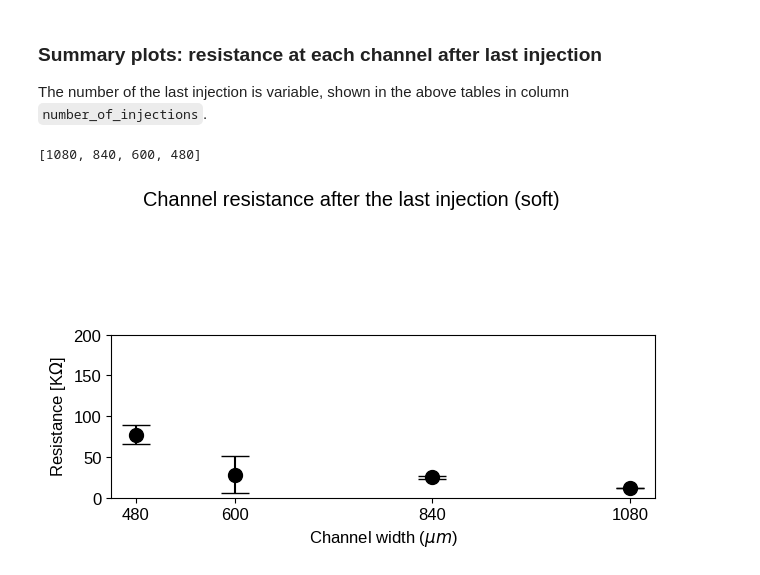
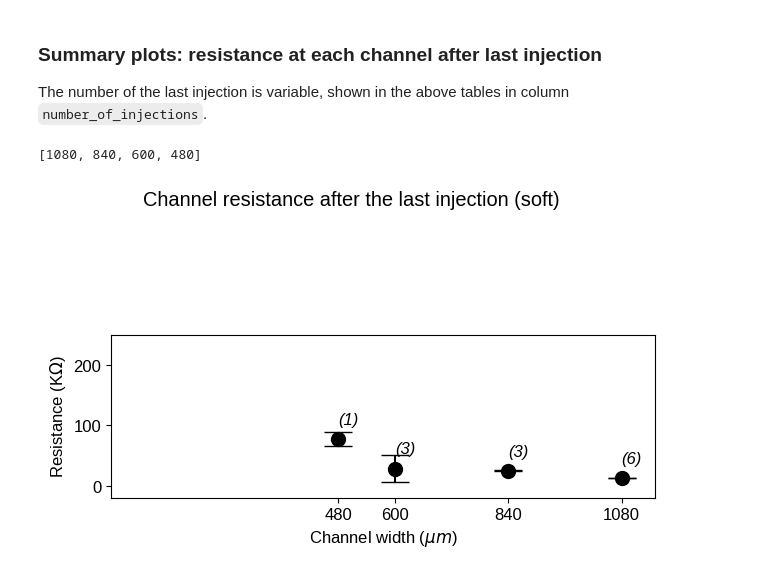
Before and after one commit to mkrause-nps/artificial-muscle, a Jupyter notebook: jupyter_notebooks/analise_thesis.ipynb, the cells around one changed output. Drawn from its saved outputs; the diff is of its cells as text; code cells hidden in the pictures.

```diff
--- a/jupyter_notebooks/analise_thesis.ipynb
+++ b/jupyter_notebooks/analise_thesis.ipynb
@@ -41,8 +41,8 @@ data_hard = [
     (192, 4, 'hard'),
     ]
 plotter_hard = Plotter(data = data_hard, nrows = 1, ncols = 1,
-                       xlabel = "Injection number", ylabel = 'Resistance [K$\Omega$]',
-                       xlim = [0, 5], ylim = [0, 1e6], capsize = 10,
+                       xlabel = "Injection number", ylabel = 'Resistance (K$\Omega$)',
+                       xlim = [0, 5], ylim = [0, 1e6], aspect=1.5, capsize = 10,
                        fig_format = fig_format, fontsize=tick_fontsize)
 # %%
 plotter_hard.sort_tuples(data=data_hard, idx_to_sort_by=0)
@@ -168,18 +168,24 @@ The number of the last injection is variable, shown in the above tables in colum
 title = 'Channel resistance after the last injection (hard)'
 xlabel = 'Channel width ($\mu m$)'
 aspect = 0.3
+xlim = [0, 1150]
+ylim = [-20, 250]
+
+print(df_last_injection.number_of_chips.to_list())
+print(df_last_injection.chip_width.to_list())
+
 # with linear y-scale
 figname = os.path.join(PlotUtils.glob_figpath, f'resistance_at_last_injection_hard_linear.{fig_format}')
 PlotUtils.plot_scatter(df_last_injection.chip_width, df_last_injection.y_data, yerr=df_last_injection.y_err,
                        nrows=plotter_hard.nrows, ncols=plotter_hard.ncols, aspect = aspect,
-                       xlabel=xlabel, ylabel=plotter_hard.ylabel, capsize=plotter_hard.capsize,
+                       xlabel=xlabel, ylabel=plotter_hard.ylabel, xlim=xlim, ylim=ylim, capsize=plotter_hard.capsize,
                        xticks=df_last_injection.chip_width.to_list(), title=title, figname=figname,
-                       fig_format=fig_format)
+                       fig_format=fig_format, annotate=df_last_injection.number_of_chips.to_list())
 # with logarithmic y-scale
 figname = os.path.join(PlotUtils.glob_figpath, f'resistance_at_last_injection_hard_logarithmic.{fig_format}')
 PlotUtils.plot_scatter(df_last_injection.chip_width, df_last_injection.y_data, yerr=df_last_injection.y_err,
                        nrows=plotter_hard.nrows, ncols=plotter_hard.ncols, aspect = aspect,
-                       xlabel=xlabel, ylabel=plotter_hard.ylabel, capsize=plotter_hard.capsize,
+                       xlabel=xlabel, ylabel=plotter_hard.ylabel, ylim=ylim, capsize=plotter_hard.capsize,
                        xticks=df_last_injection.chip_width.to_list(), title=title, figname=figname,
                        fig_format=fig_format, yscale='log')
 # %% [output]
@@ -210,9 +218,9 @@ data_soft = [
     (480, 2, 'soft'),
 ]
 plotter_soft = Plotter(data = data_soft, nrows = 1, ncols = 1,
-                       xlabel = "Injection number", ylabel = 'Resistance [K$\Omega$]',
-                       xlim = [0, 5], ylim = [0, 1e6], capsize = 10,
-                       fig_format = fig_format)
+                       xlabel = "Injection number", ylabel = 'Resistance (K$\Omega$)',
+                       xlim = [0, 5], ylim = [0, 1e6], aspect=1.5, capsize = 10,
+                       fig_format = fig_format, fontsize=tick_fontsize)
 # %% [markdown]
 ### Create plots for each data tuple
 # %%
@@ -301,24 +309,23 @@ The number of the last injection is variable, shown in the above tables in colum
 # %%
 print(df_last_injection.chip_width.to_list())
 title = 'Channel resistance after the last injection (soft)'
 xlabel = 'Channel width ($\mu m$)'
-aspect = 0.3
 
 # with linear y-scale
 figname = os.path.join(PlotUtils.glob_figpath, f'resistance_at_last_injection_soft_linear.{fig_format}')
 PlotUtils.plot_scatter(df_last_injection.chip_width, df_last_injection.y_data, yerr=df_last_injection.y_err,
                        nrows=plotter_soft.nrows, ncols=plotter_soft.ncols, aspect = aspect,
-                       xlabel=xlabel, ylabel=plotter_soft.ylabel, capsize=plotter_soft.capsize,
+                       xlabel=xlabel, ylabel=plotter_soft.ylabel, xlim=xlim, ylim=ylim, capsize=plotter_soft.capsize,
                        xticks=df_last_injection.chip_width.to_list(), title=title, figname=figname,
-                       fig_format=fig_format, ylim=[0, 200])
+                       fig_format=fig_format, annotate=df_last_injection.number_of_chips.to_list())
 
 # with logrithmic y-scale
 figname = os.path.join(PlotUtils.glob_figpath, f'resistance_at_last_injection_soft_logarithmic.{fig_format}')
 PlotUtils.plot_scatter(df_last_injection.chip_width, df_last_injection.y_data, yerr=df_last_injection.y_err,
                        nrows=plotter_soft.nrows, ncols=plotter_soft.ncols, aspect = aspect,
                        xlabel=xlabel, ylabel=plotter_soft.ylabel, capsize=plotter_soft.capsize,
                        xticks=df_last_injection.chip_width.to_list(), title=title, figname=figname,
-                       fig_format=fig_format, ylim=[0, 200], yscale='log')
+                       fig_format=fig_format, ylim=ylim, yscale='log')
 # %% [output]
 [1080, 840, 600, 480]
-[figure, old version]
+[figure, new version]
```
Also changed, not shown: parts of 4 cells of this notebook.
